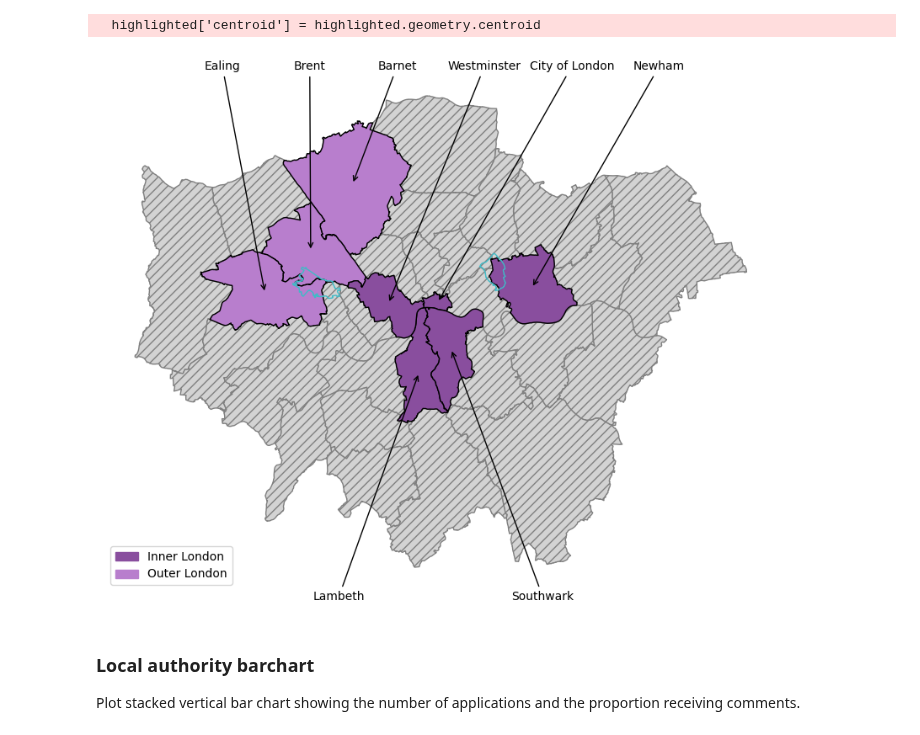
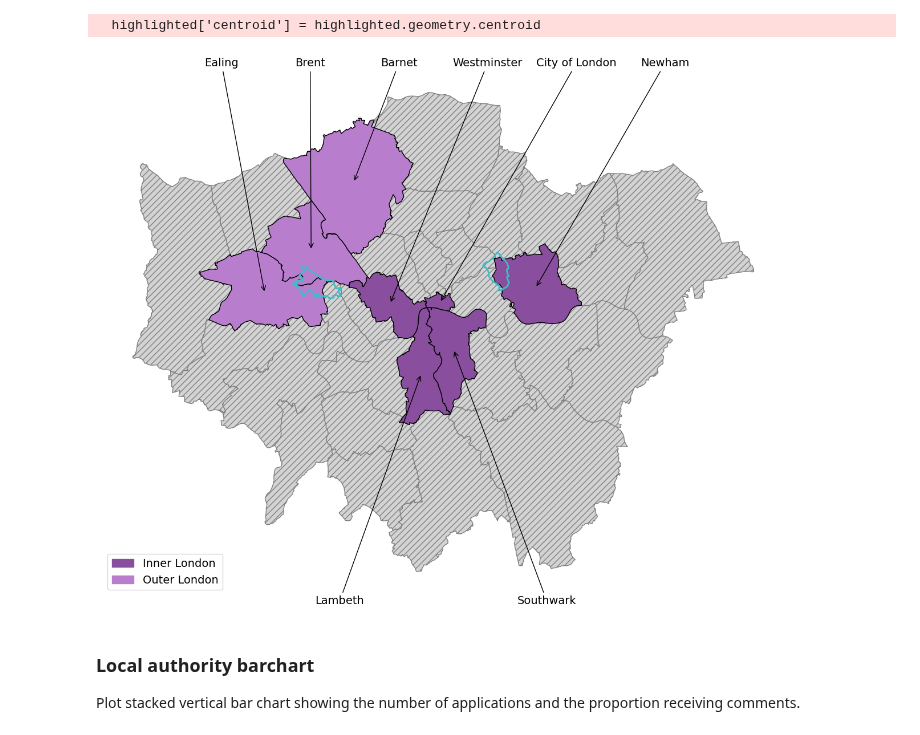
Before and after one commit to Bea-Taylor/nimby_nlp, a Jupyter notebook: notebooks/1_0_1_summary_analysis.ipynb, the cells around one changed output. Drawn from its saved outputs; the diff is of its cells as text; code cells hidden in the pictures.

```diff
--- a/notebooks/1_0_1_summary_analysis.ipynb
+++ b/notebooks/1_0_1_summary_analysis.ipynb
@@ -256,7 +256,7 @@ cmap = {'Inner London': "#894e9e", 'Outer London': "#b87ecd"}
 london_lad['colour'] = london_lad['london_area'].map(cmap)
 
 # Plot the GeoDataFrame
-fig, ax = plt.subplots(1, 1, figsize=(12, 8))
+fig, ax = plt.subplots(1, 1, figsize=(16, 12))
 london_lad.plot(ax=ax, color='lightgrey', edgecolor='grey', hatch="///")  # Default color for all areas
 
 # plot highlighted coouncils (colour coded by inner and outer london)
@@ -271,7 +271,7 @@ subset.plot(
 # add legend for inner and outer london
 inner_patch = mpatches.Patch(color="#894e9e", label='Inner London')
 outer_patch = mpatches.Patch(color="#b87ecd", label='Outer London')
-plt.legend(handles=[inner_patch, outer_patch], loc='lower left')
+plt.legend(handles=[inner_patch, outer_patch], loc='lower left', fontsize=14)
 
 # # add scatter of comments - comment out to get map without scatter
 # ax.scatter(
@@ -284,7 +284,7 @@ plt.legend(handles=[inner_patch, outer_patch], loc='lower left')
 # )
 
 # plot additional lpas boundaries
-additional_lpas.boundary.plot(ax=ax, color="#40bbc7", linewidth=1, linestyle='---')
+additional_lpas.boundary.plot(ax=ax, color="#40bbc7", linewidth=2, linestyle='---')
 
 # # add labels for additional lpds with arrow pointing to centroid
 # def annotate_additional_lpds(df):
@@ -326,7 +326,7 @@ def annotate_side(df, side):
                 xytext=(lx, ly),
                 textcoords='data',
                 arrowprops=dict(arrowstyle='->', color='black', lw=1),
-                fontsize=10,
+                fontsize=14,
                 ha=ha,
                 va=va,
                 color='black'
@@ -335,35 +335,35 @@ def annotate_side(df, side):
         # evenly space labels horizontally
         x_positions = np.linspace(minx, maxx, n + 2)[1:-1]
         for i, (idx, row) in enumerate(df.iterrows()):
             cx, cy = row['centroid_x'], row['centroid_y']
             if side == 'top':
                 lx, ly = x_positions[i], maxy + y_margin
                 ha, va = 'center', 'bottom'
             else:  # bottom
                 lx, ly = x_positions[i], miny - y_margin
                 ha, va = 'center', 'top'
 
             ax.annotate(
                 row['LAD24NM'],
                 xy=(cx, cy),
                 xytext=(lx, ly),
                 textcoords='data',
                 arrowprops=dict(arrowstyle='->', color='black', lw=1),
-                fontsize=10,
+                fontsize=14,
                 ha=ha,
                 va=va,
                 color='black'
             )
 
 for side, group in highlighted.groupby('side'):
     annotate_side(group, side)
 
 ax.set_axis_off()
 
 plt.savefig("../results/figures/just_london_councils_highlighted.png", dpi=1000)
 plt.show()
 # %% [output]
-[figure, old version]
+[figure, new version]
 # %% [markdown]
 ### Local authority barchart
 Plot stacked vertical bar chart showing the number of applications and the proportion receiving comments.
```
Also changed, not shown: parts of 5 cells of this notebook, 1 other file.
